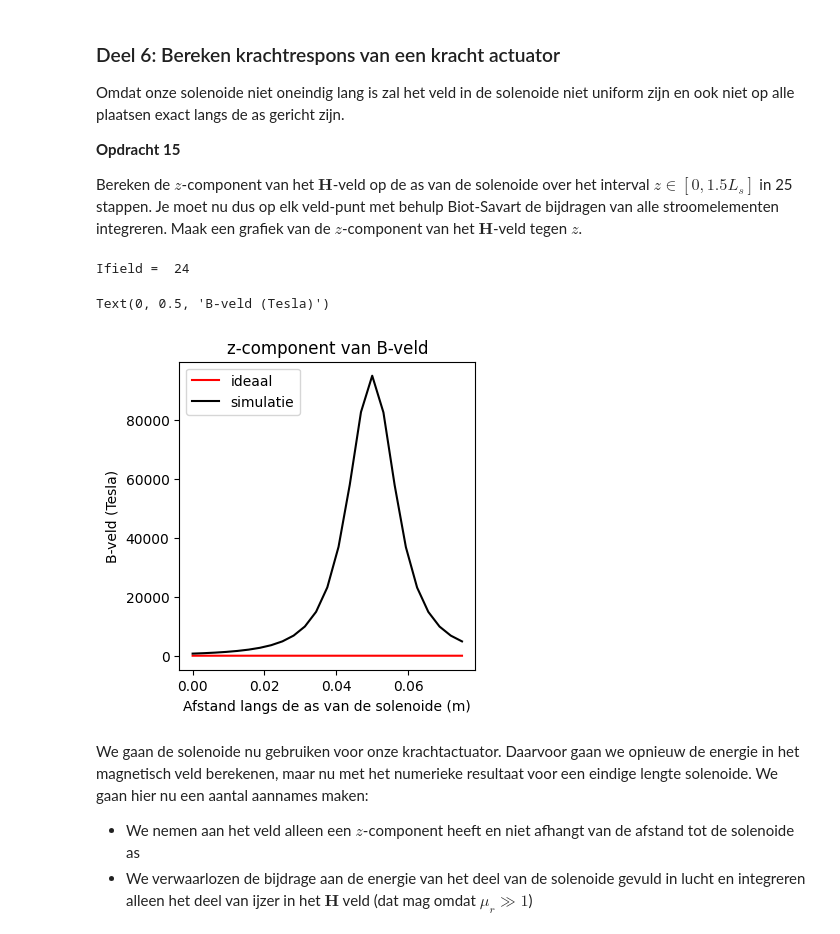
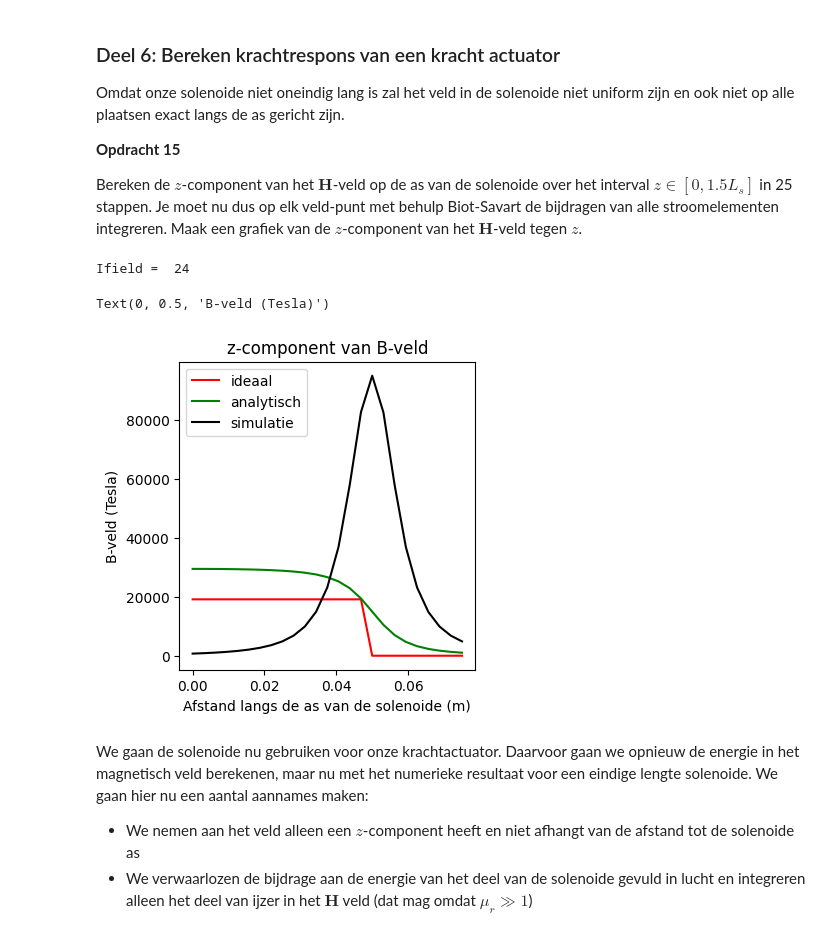
Before and after one commit to Caaldering/opdrachten-DEF-D_CA, a Jupyter notebook: 2KrachtactuatorOpdracht/2KrachtactuatorOpdracht/KrachtactuatorOpdracht.ipynb, the cells around one changed output. Cells and saved outputs as stored; diff of their text form; code cells hidden in the pictures.

```diff
--- a/2KrachtactuatorOpdracht/2KrachtactuatorOpdracht/KrachtactuatorOpdracht.ipynb
+++ b/2KrachtactuatorOpdracht/2KrachtactuatorOpdracht/KrachtactuatorOpdracht.ipynb
@@ -434,58 +434,60 @@ Bereken de $z$-component van het $\mathbf{H}$-veld op de as van de solenoide ove
 n_ax=25
 z_ax=np.linspace(0, 1.5*L_sol/2, n_ax)
 H_ax=np.zeros((n_ax,1))
-aantal_omwent = 500
+
 
 for i_field in range(n_ax):
     print(f"\rIfield =  {i_field}", end="") # Print welk element van het veld nu berekend wordt.
     r_field = np.array([0, 0, z_ax[i_field]])
     Hsimulated=np.array([0,0,0], dtype='float64')
 
     for i_source in np.arange(1, N):
             r_source = np.array([x[i], y[i], z[i]])
             dl = np.array([(x[i] - x[i-1]), (y[i] - y[i-1]), (z[i] - z[i-1])])
             Hsimulated += field_current_element(r_field, r_source, dl)
+
+
+
+    H_ax[i_field,0]=Hsimulated[2]
+
+H_veld_ideaal=spoed*I*np.ones(n_ax)*(1.0*(z_ax < L_sol/2))
+
+# dit is nog een aardige analytische uitdrukking die je kan uitrekenen voor de z-component op de as van een solenoide met eindige lengte
+H_veld_analytisch=(500*I/L_sol/2)*((L_sol/2-z_ax)/np.sqrt((z_ax- L_sol/2)**2 + r_sol**2)+(L_sol/2+z_ax)/np.sqrt((z_ax+ L_sol/2)**2 + r_sol**2))
+
+plt.figure(figsize=[13,4])
+plt.subplot(131)
+plt.title('z-component van B-veld')
+plt.plot(z_ax, H_veld_ideaal, '-r', label='ideaal')
+plt.plot(z_ax, H_veld_analytisch, '-g', label='analytisch')
+plt.plot(z_ax, H_ax, '-k', label='simulatie')
+plt.xlabel('Afstand langs de as van de solenoide (m)')
+plt.legend()
+plt.ylabel('B-veld (Tesla)')
 
 
             # totale_hoek = 2 * np.pi * N
             # theta = (i_source / N) * totale_hoek
 
             # x = r_sol * np.cos(theta)
             # y = r_sol * np.sin(theta)
             # z = -L_sol/2 + ((i_source / N) * L_sol)
             # r_source = np.array([x, y, z])
 
             # d_theta = totale_hoek / N
 
             # dx = -r_sol * np.sin(theta) * d_theta
             # dy = r_sol * np.cos(theta) * d_theta
             # dz = L_sol / N
 
             # dl = np.array([dx, dy, dz])
 
             # Hsimulated += field_current_element(r_field, r_source, dl)
             # print(f"Ifield =  {i_field}", end="")
-
-    H_ax[i_field,0]=Hsimulated[2]
-
-H_veld_ideaal=analytical_answer*np.ones(n_ax)*(1.0*(z_ax < L_sol/2))
-
-# dit is nog een aardige analytische uitdrukking die je kan uitrekenen voor de z-component op de as van een solenoide met eindige lengte
-H_veld_analytisch=(aantal_omwent*I/L_sol/2)*((L_sol/2-z_ax)/np.sqrt((z_ax- L_sol/2)**2 + r_sol**2)+(L_sol/2+z_ax)/np.sqrt((z_ax+ L_sol/2)**2 + r_sol**2))
-
-plt.figure(figsize=[13,4])
-plt.subplot(131)
-plt.title('z-component van B-veld')
-plt.plot(z_ax, H_veld_ideaal, '-r', label='ideaal')
-#plt.plot(z_ax, H_veld_analytisch, '-g', label='analytisch')
-plt.plot(z_ax, H_ax, '-k', label='simulatie')
-plt.xlabel('Afstand langs de as van de solenoide (m)')
-plt.legend()
-plt.ylabel('B-veld (Tesla)')
 # %% [output]
 Ifield =  24
 Text(0, 0.5, 'B-veld (Tesla)')
-[figure, old version]
+[figure, new version]
 # %% [markdown]
 We gaan de solenoide nu gebruiken voor onze krachtactuator. Daarvoor gaan we opnieuw de energie in het magnetisch veld berekenen, maar nu met het numerieke resultaat voor een eindige lengte solenoide. We gaan hier nu een aantal aannames maken:
 * We nemen aan het veld alleen een $z$-component heeft en niet afhangt van de afstand tot de solenoide as
```
